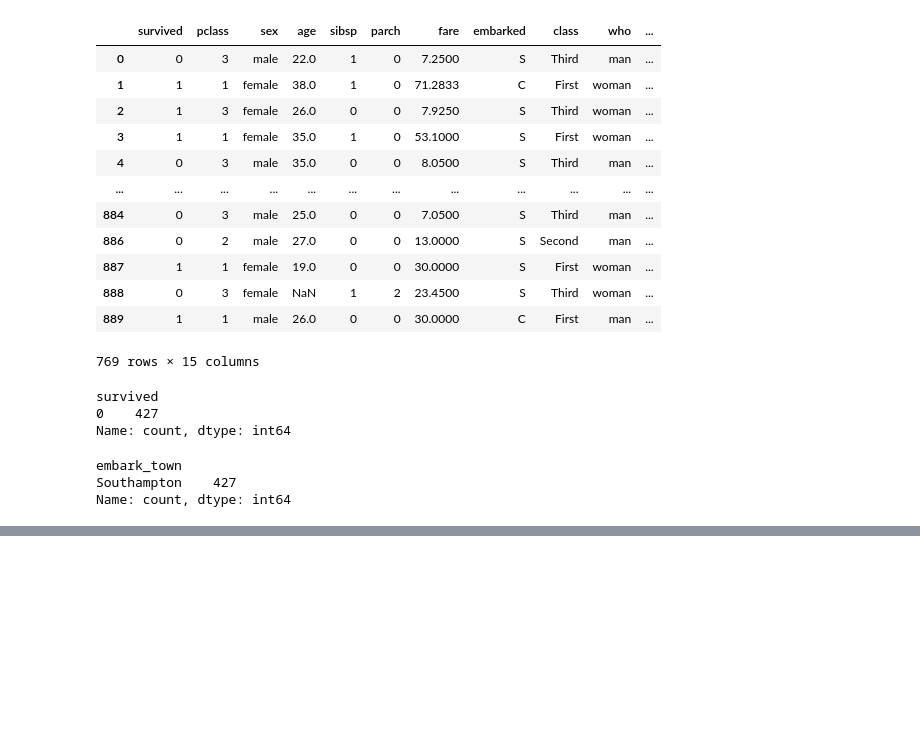
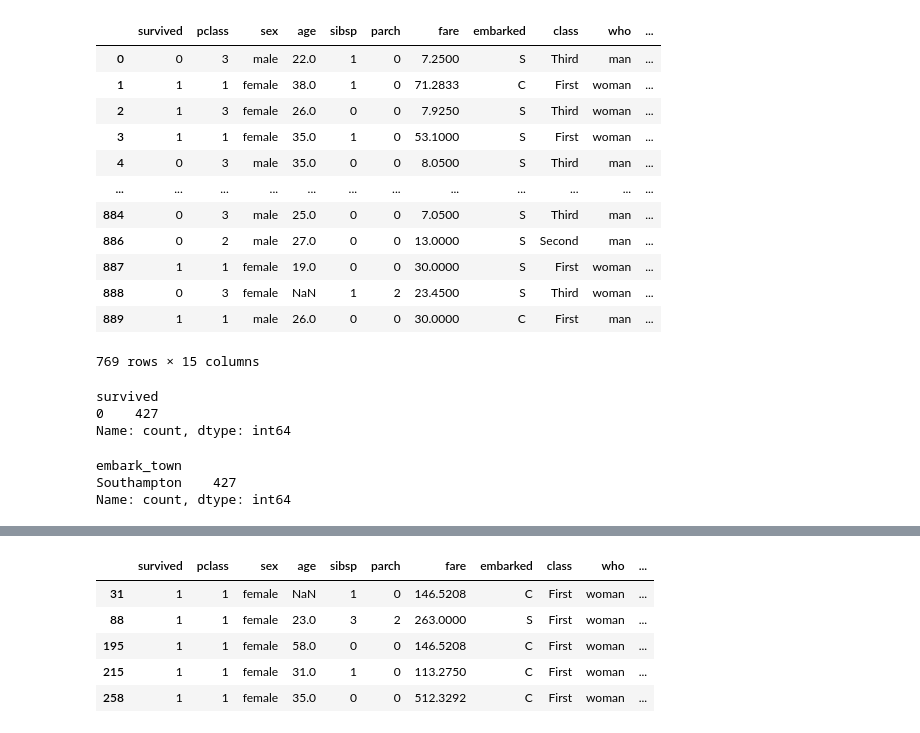
Before and after one commit to sokhan1/Introduction-to-data-analysts, a Jupyter notebook: 3_05_filtering.ipynb, the cells around one changed output, grey strips where cells are left out. Cells and saved outputs as stored; diff of their text form; code cells hidden in the pictures; blank space fills up the shorter version.

```diff
--- a/3_05_filtering.ipynb
+++ b/3_05_filtering.ipynb
@@ -331,3 +331,6 @@ df3[df3['survived'] != 1].embark_town.value_counts()
 embark_town
 Southampton    427
 Name: count, dtype: int64
+# %%
+filter3=(df2['fare']>=100) & (df2['sex']=='female')
+filter3
@@ -333,0 +350,10 @@ Name: count, dtype: int64
+# %%
+df4=df2[filter3]
+df4.head()
+# %% [output]
+|  | survived | pclass | sex | age | sibsp | parch | fare | embarked | class | who | ... |
+| 31 | 1 | 1 | female | NaN | 1 | 0 | 146.5208 | C | First | woman | ... |
+| 88 | 1 | 1 | female | 23.0 | 3 | 2 | 263.0000 | S | First | woman | ... |
+| 195 | 1 | 1 | female | 58.0 | 0 | 0 | 146.5208 | C | First | woman | ... |
+| 215 | 1 | 1 | female | 31.0 | 1 | 0 | 113.2750 | C | First | woman | ... |
+| 258 | 1 | 1 | female | 35.0 | 0 | 0 | 512.3292 | C | First | woman | ... |
```
Also changed, not shown: parts of 3 cells of this notebook.
